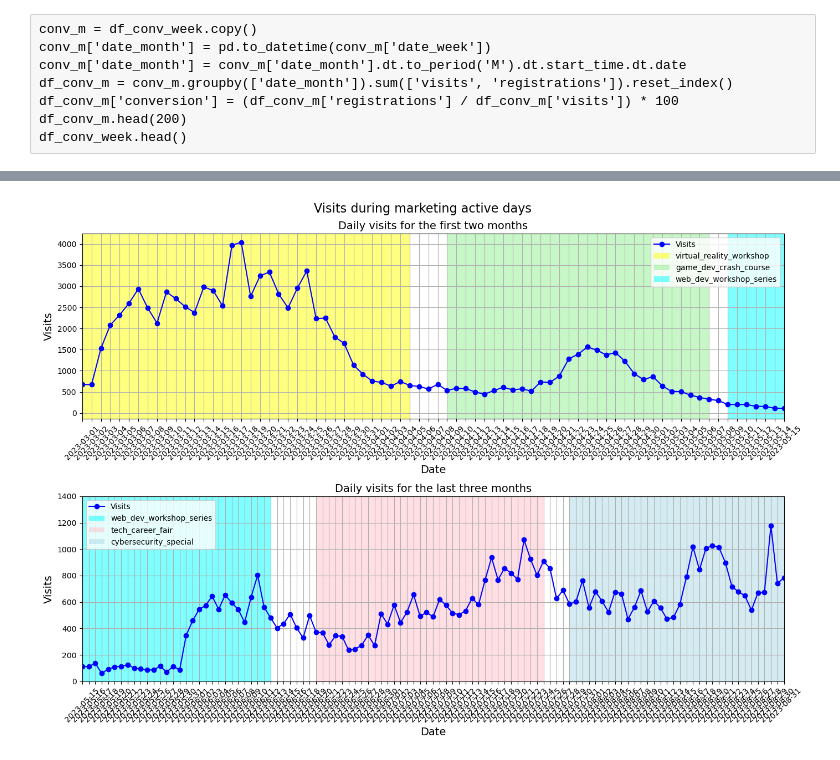
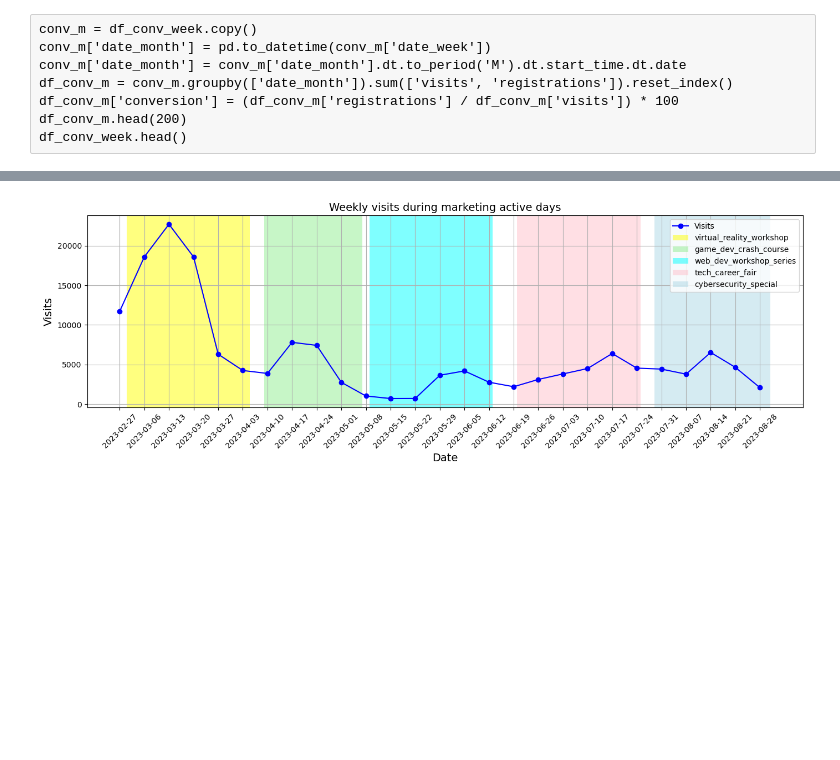
Before and after one commit to LetnerOk/data-analytics-project-100, a Jupyter notebook: Dashboard_Convertion.ipynb, the cells around one changed output, grey strips where cells are left out. Saved outputs shown, nothing was run; the diff lists cells and outputs as text; code cells hidden in the pictures; blank space fills up the shorter version.

Commit message:
last version ipynb

```diff
--- a/Dashboard_Convertion.ipynb
+++ b/Dashboard_Convertion.ipynb
@@ -75,9 +75,10 @@ df_visit_dt = df_visit_without_bot.copy()
 #df_visit_unique_dt.sort_values(by='datetime', ascending=True)
 #Преобразуем данные в столбце 'datetime' в объект типа datetime64[ns]
 df_visit_dt['date_group'] = pd.to_datetime(df_visit_dt['datetime'], format='%a, %d %b %Y %H:%M:%S GMT')
+#df_visit_dt['date_group'] = df_visit_dt['datetime']
 #Отсортируем по дате визита в убывающем порядке, чтобы первым появлялся именно последний визит.
 #Сортируем по полю 'date_group' после преобразования в формат datetime64[ns], чтобы сортировка прошла кооректно
-df_visit_sorted = df_visit_dt.sort_values(by='date_group', ascending=False)
-df_visit_sorted.head()
+df_visit_sorted = df_visit_dt.sort_values(by='date_group', ascending=True)
+df_visit_sorted.head(2000)
 # %% [output]
 |  | datetime | platform | user_agent | visit_id | date_group |
@@ -723,48 +721,34 @@ conv_ads_campaign5.head(200)
 # %%
-def visualizated_visits_with_active_marketing(df):
+def visualizated_visits_with_active_marketing(df, df_week):
     conv_ads_campaign1 = df[df["utm_campaign"] == "cybersecurity_special"]
     conv_ads_campaign2 = df[df["utm_campaign"] == "game_dev_crash_course"]
     conv_ads_campaign3 = df[df["utm_campaign"] == "tech_career_fair"]
     conv_ads_campaign4 = df[df["utm_campaign"] == "virtual_reality_workshop"]
     conv_ads_campaign5 = df[df["utm_campaign"] == "web_dev_workshop_series"]
 
-    fig, ax = plt.subplots(2, 1, figsize=(14, 10))
-    plt.suptitle("Visits during marketing active days", fontsize=16)
+    plt.figure(figsize=(14, 5))
 
-    ax[0].plot(df['date_group'], df['visits'], marker='o', c='b', label='Visits')
-    ax[0].axvspan(conv_ads_campaign4['date_group'].min(), conv_ads_campaign4['date_group'].max(), facecolor='yellow', alpha=0.5, label='virtual_reality_workshop')
-    ax[0].axvspan(conv_ads_campaign2['date_group'].min(), conv_ads_campaign2['date_group'].max(), facecolor='lightgreen', alpha=0.5, label='game_dev_crash_course')
-    ax[0].axvspan(conv_ads_campaign5['date_group'].min(), conv_ads_campaign5['date_group'].max(), facecolor='cyan', alpha=0.5, label='web_dev_workshop_series')
+    plt.plot(df_week['date_week'], df_week['visits'], marker='o', c='b', label='Visits')
+    plt.axvspan(conv_ads_campaign4['date_group'].min(), conv_ads_campaign4['date_group'].max(), facecolor='yellow', alpha=0.5, label='virtual_reality_workshop')
+    plt.axvspan(conv_ads_campaign2['date_group'].min(), conv_ads_campaign2['date_group'].max(), facecolor='lightgreen', alpha=0.5, label='game_dev_crash_course')
+    plt.axvspan(conv_ads_campaign5['date_group'].min(), conv_ads_campaign5['date_group'].max(), facecolor='cyan', alpha=0.5, label='web_dev_workshop_series')
+    plt.axvspan(conv_ads_campaign3['date_group'].min(), conv_ads_campaign3['date_group'].max(), facecolor='pink', alpha=0.5, label='tech_career_fair')
+    plt.axvspan(conv_ads_campaign1['date_group'].min(), conv_ads_campaign1['date_group'].max(), facecolor='lightblue', alpha=0.5, label='cybersecurity_special')
 
-    ax[0].set_xticks(df['date_group'], )
-    ax[0].set_xticklabels(df['date_group'], rotation=45)
-    ax[0].legend(loc='upper right')
-    ax[0].set_title('Daily visits for the first two months', fontsize=14)
-    ax[0].set_xlabel('Date', fontsize=14)
-    ax[0].set_ylabel('Visits', fontsize=14)
-    ax[0].set_xlim(df['date_group'].min(), '2023-05-15')
-    ax[0].grid()
 
-    ax[1].plot(df['date_group'], df['visits'], marker='o', c='b', label='Visits')
-    ax[1].axvspan(conv_ads_campaign5['date_group'].min(), conv_ads_campaign5['date_group'].max(), facecolor='cyan', alpha=0.5, label='web_dev_workshop_series')
-    ax[1].axvspan(conv_ads_campaign3['date_group'].min(), conv_ads_campaign3['date_group'].max(), facecolor='pink', alpha=0.5, label='tech_career_fair')
-    ax[1].axvspan(conv_ads_campaign1['date_group'].min(), conv_ads_campaign1['date_group'].max(), facecolor='lightblue', alpha=0.5, label='cybersecurity_special')
+    plt.xticks(df_week['date_week'], rotation=45)
+    plt.legend(loc='upper right')
+    plt.title('Weekly visits during marketing active days', fontsize=14)
+    plt.xlabel('Date', fontsize=14)
+    plt.ylabel('Visits', fontsize=14)
+    plt.grid()
 
-    ax[1].set_xticks(df['date_group'])
-    ax[1].set_xticklabels(df['date_group'], rotation=45)
-    ax[1].legend(loc='upper left')
-    ax[1].set_title('Daily visits for the last three months', fontsize=14)
-    ax[1].set_xlabel('Date', fontsize=14)
-    ax[1].set_ylabel('Visits', fontsize=14)
-    ax[1].set_xlim('2023-05-15', df['date_group'].max())
-    ax[1].set_ylim(0, 1400)
-    ax[1].grid()
 
     plt.tight_layout()
-    plt.savefig(f'./charts/visits_with_active_marketing.png')
+    plt.savefig(f'./charts/Weekly_visits_with_active_marketing.png')
 
 
-visualizated_visits_with_active_marketing(df_merged_conv_ads)
+visualizated_visits_with_active_marketing(df_merged_conv_ads, df_conv_week)
 # %% [output]
-[figure, old version]
+[figure, new version]
 # %%
```
Also changed, not shown: parts of 19 cells of this notebook.
